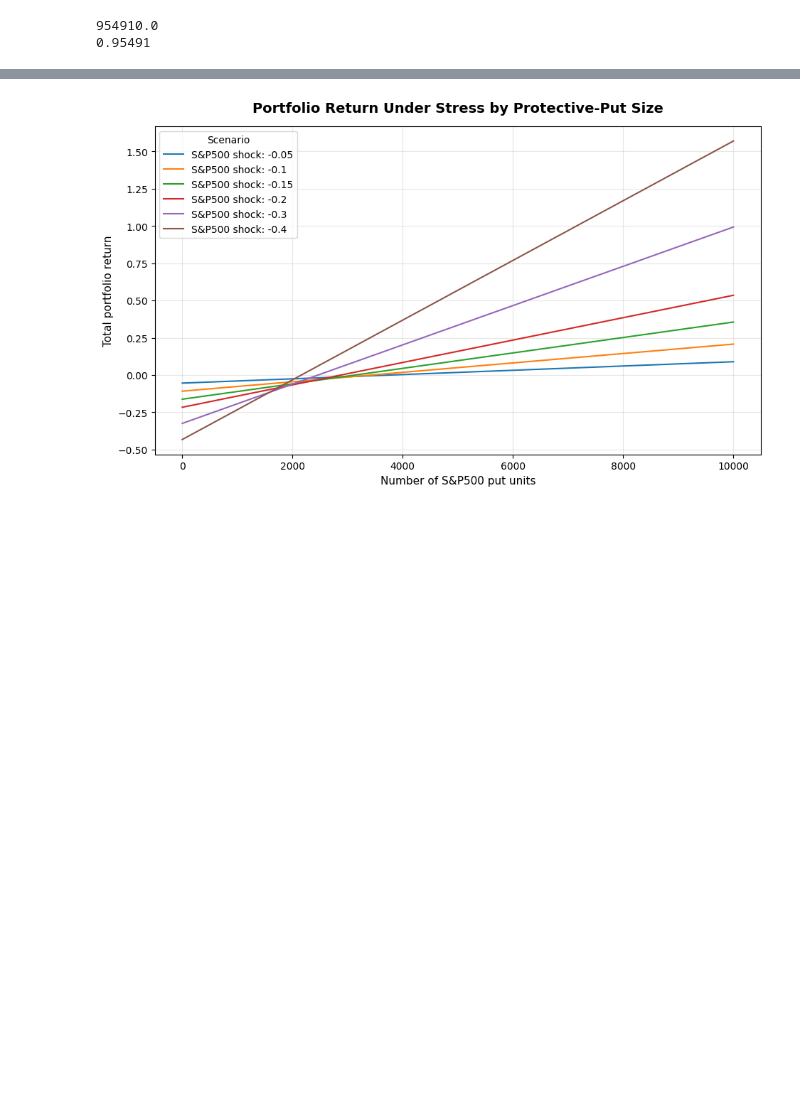
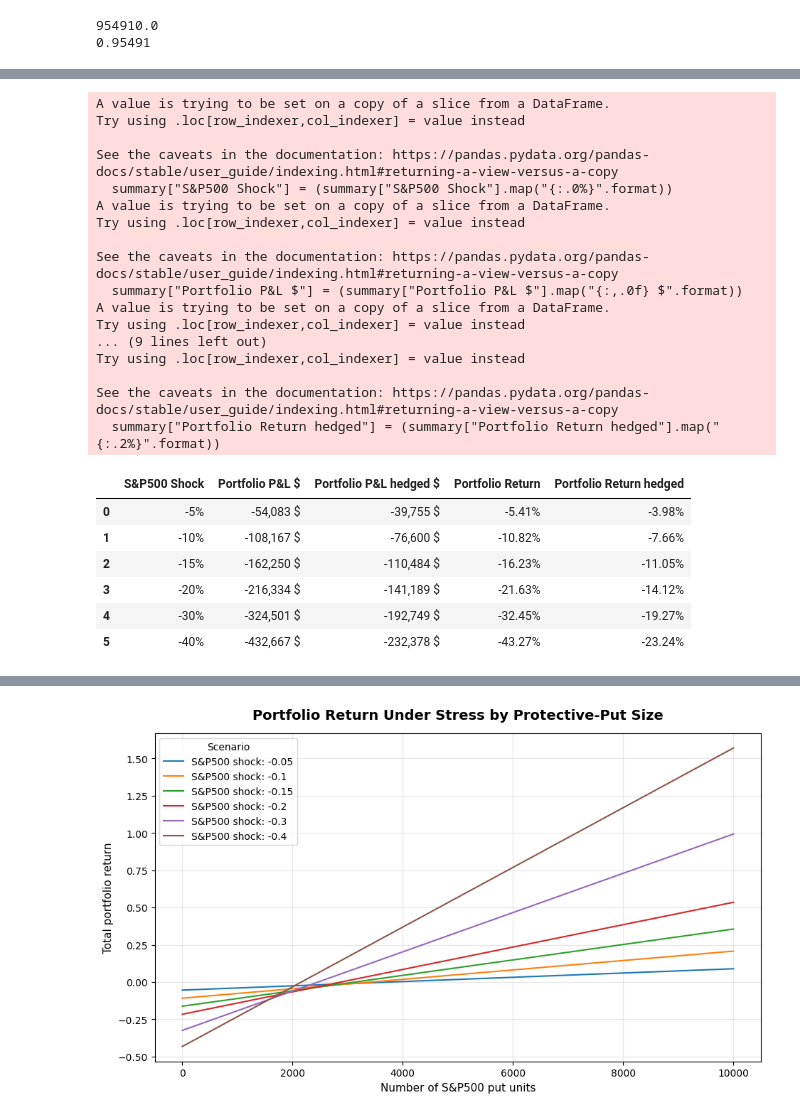
Before and after one commit to rakotoan/Crash-Metrics, a Jupyter notebook: Crash_Metrics.ipynb, the cells around one changed output, grey strips where cells are left out. Drawn from its saved outputs; the diff is of its cells as text; code cells hidden in the pictures; blank space fills up the shorter version.

```diff
--- a/Crash_Metrics.ipynb
+++ b/Crash_Metrics.ipynb
@@ -888,0 +889,35 @@ plt.show()
+# %%
+summary = put_hedge[["S&P500 Shock","Portfolio P&L $","Portfolio P&L hedged $",
+"Portfolio Return", "Portfolio Return hedged"]]
+
+summary["S&P500 Shock"] = (summary["S&P500 Shock"].map("{:.0%}".format))
+summary["Portfolio P&L $"] = (summary["Portfolio P&L $"].map("{:,.0f} $".format))
+summary["Portfolio Return"] = (summary["Portfolio Return"].map("{:.2%}".format))
+summary["Portfolio P&L hedged $"] = (summary["Portfolio P&L hedged $"].map("{:,.0f} $".format))
+summary["Portfolio Return hedged"] = (summary["Portfolio Return hedged"].map("{:.2%}".format))
+summary
+# %% [output]
+A value is trying to be set on a copy of a slice from a DataFrame.
+Try using .loc[row_indexer,col_indexer] = value instead
+
+See the caveats in the documentation: https://pandas.pydata.org/pandas-docs/stable/user_guide/indexing.html#returning-a-view-versus-a-copy
+  summary["S&P500 Shock"] = (summary["S&P500 Shock"].map("{:.0%}".format))
+A value is trying to be set on a copy of a slice from a DataFrame.
+Try using .loc[row_indexer,col_indexer] = value instead
+
+See the caveats in the documentation: https://pandas.pydata.org/pandas-docs/stable/user_guide/indexing.html#returning-a-view-versus-a-copy
+  summary["Portfolio P&L $"] = (summary["Portfolio P&L $"].map("{:,.0f} $".format))
+A value is trying to be set on a copy of a slice from a DataFrame.
+Try using .loc[row_indexer,col_indexer] = value instead
+... (9 lines left out)
+Try using .loc[row_indexer,col_indexer] = value instead
+
+See the caveats in the documentation: https://pandas.pydata.org/pandas-docs/stable/user_guide/indexing.html#returning-a-view-versus-a-copy
+  summary["Portfolio Return hedged"] = (summary["Portfolio Return hedged"].map("{:.2%}".format))
+|  | S&P500 Shock | Portfolio P&L $ | Portfolio P&L hedged $ | Portfolio Return | Portfolio Return hedged |
+| 0 | -5% | -54,083 $ | -39,755 $ | -5.41% | -3.98% |
+| 1 | -10% | -108,167 $ | -76,600 $ | -10.82% | -7.66% |
+| 2 | -15% | -162,250 $ | -110,484 $ | -16.23% | -11.05% |
+| 3 | -20% | -216,334 $ | -141,189 $ | -21.63% | -14.12% |
+| 4 | -30% | -324,501 $ | -192,749 $ | -32.45% | -19.27% |
+| 5 | -40% | -432,667 $ | -232,378 $ | -43.27% | -23.24% |
```
Also changed, not shown: parts of 37 cells of this notebook.
